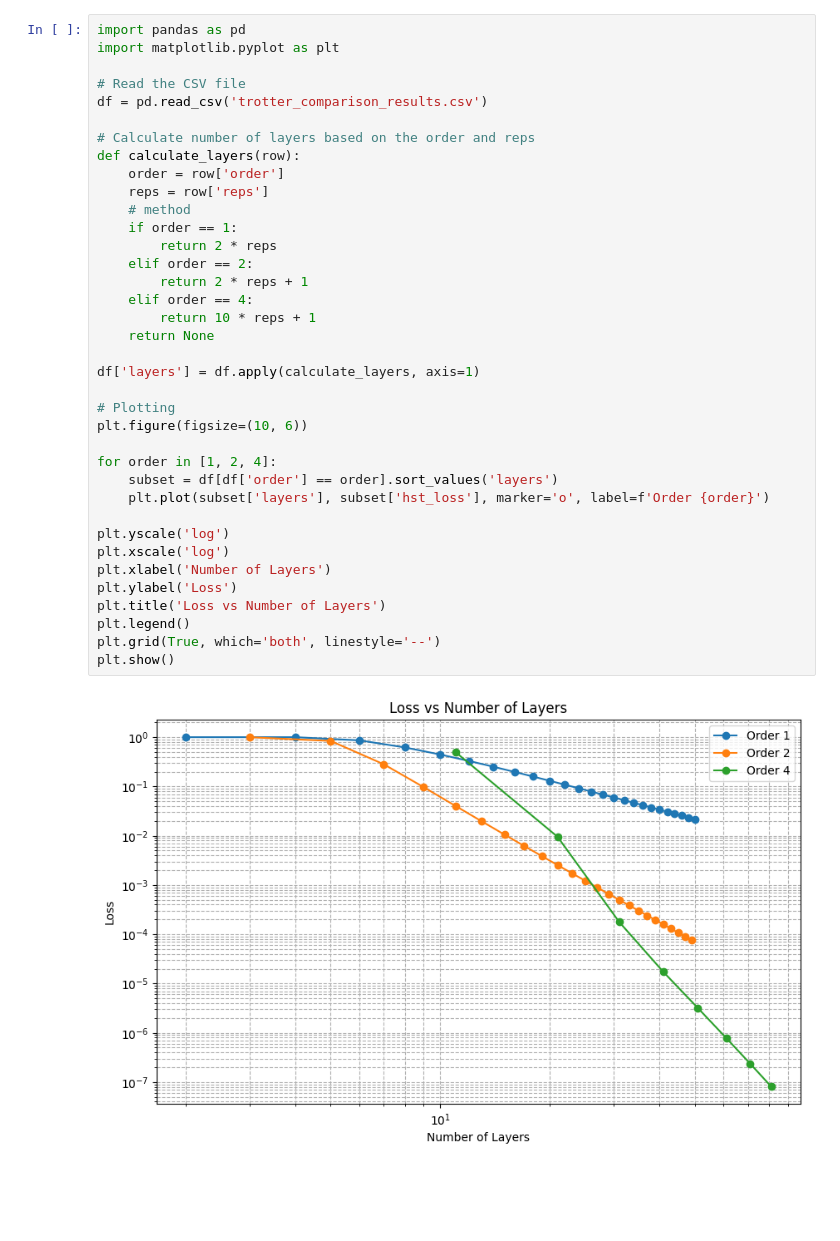
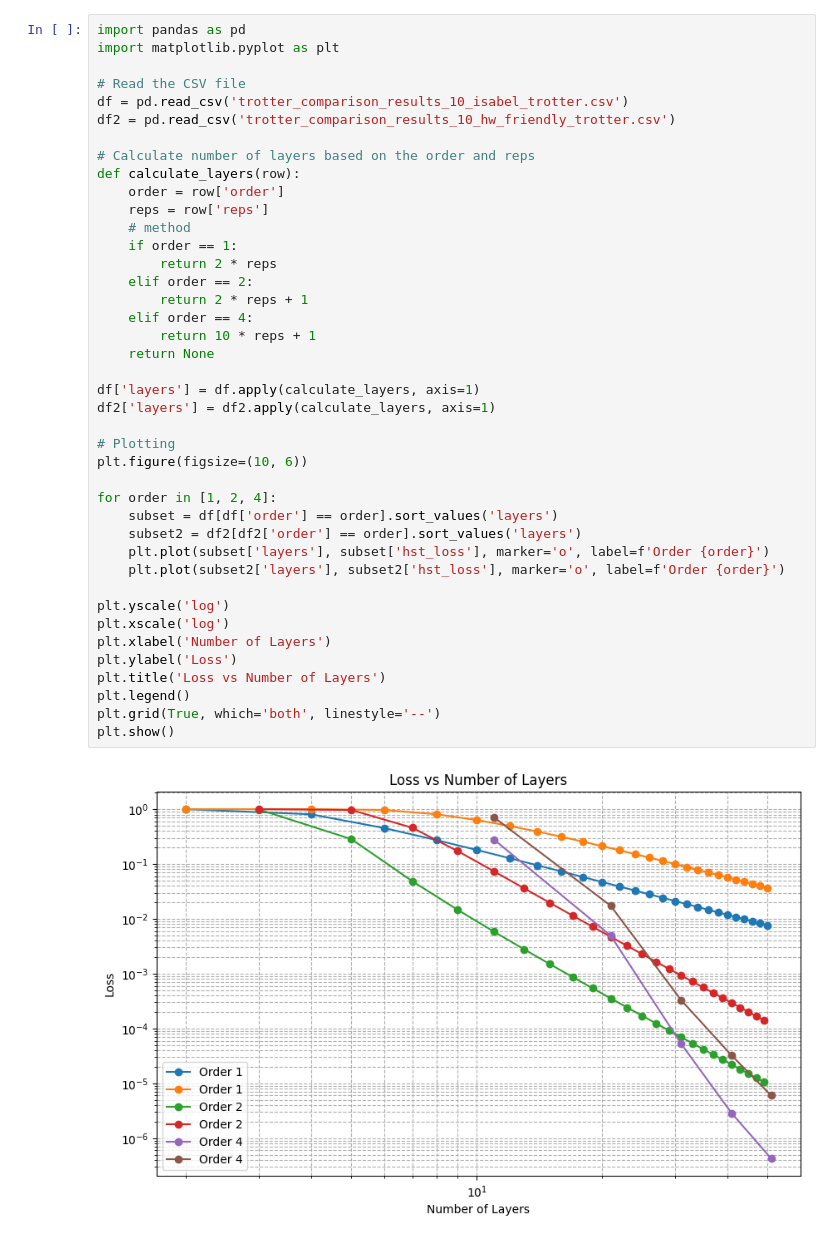
Before and after one commit to ixaixim/rqcopt-reimplementation, a Jupyter notebook: experiments/trotter_comparison_results.ipynb, the cells around one changed output. Drawn from its saved outputs; the diff is of its cells as text; blank space fills up the shorter version.

```diff
--- a/experiments/trotter_comparison_results.ipynb
+++ b/experiments/trotter_comparison_results.ipynb
@@ -3,37 +3,41 @@ import pandas as pd
 import matplotlib.pyplot as plt
 
 # Read the CSV file
-df = pd.read_csv('trotter_comparison_results.csv')
+df = pd.read_csv('trotter_comparison_results_10_isabel_trotter.csv')
+df2 = pd.read_csv('trotter_comparison_results_10_hw_friendly_trotter.csv')
 
 # Calculate number of layers based on the order and reps
 def calculate_layers(row):
     order = row['order']
     reps = row['reps']
     # method
     if order == 1:
         return 2 * reps
     elif order == 2:
         return 2 * reps + 1
     elif order == 4:
         return 10 * reps + 1
     return None
 
 df['layers'] = df.apply(calculate_layers, axis=1)
+df2['layers'] = df2.apply(calculate_layers, axis=1)
 
 # Plotting
 plt.figure(figsize=(10, 6))
 
 for order in [1, 2, 4]:
     subset = df[df['order'] == order].sort_values('layers')
+    subset2 = df2[df2['order'] == order].sort_values('layers')
     plt.plot(subset['layers'], subset['hst_loss'], marker='o', label=f'Order {order}')
+    plt.plot(subset2['layers'], subset2['hst_loss'], marker='o', label=f'Order {order}')
 
 plt.yscale('log')
 plt.xscale('log')
 plt.xlabel('Number of Layers')
 plt.ylabel('Loss')
 plt.title('Loss vs Number of Layers')
 plt.legend()
 plt.grid(True, which='both', linestyle='--')
 plt.show()
 # %% [output]
-[figure, old version]
+[figure, new version]
```
Also changed, not shown: 6 other files.
